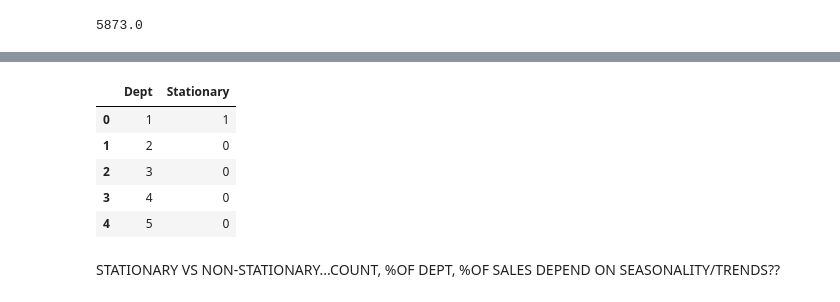
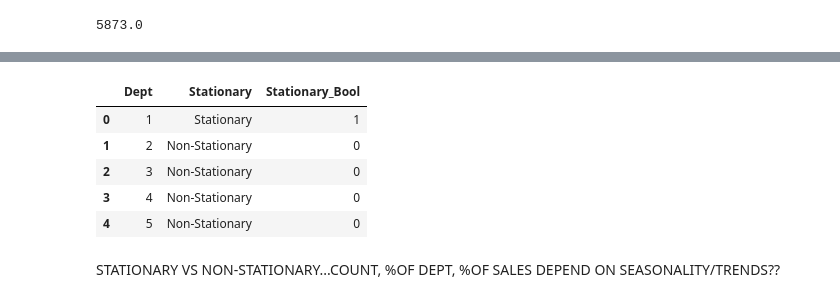
Before and after one commit to octaviaisom/Walmart-Sales-Forecast, a Jupyter notebook: main.ipynb, the cells around one changed output, grey strips where cells are left out. Drawn from its saved outputs; the diff is of its cells as text; code cells hidden in the pictures.

```diff
--- a/main.ipynb
+++ b/main.ipynb
@@ -380,6 +318,6 @@ types seem to be based soley on size....smaller store making best use of space..
 Cluster Stores
 in hope to find stronger relationships...use ml to cluter store based on size
 # %%
-byStorex = byStore[['Weekly_Sales', 'Size','SalesPerSF']]
+byStorex = byStore[['SalesPerSF','Weekly_Sales', 'Size']]
 byStorex.head()
 # %% [output]
@@ -432,0 +353,4 @@ sns.boxplot(x='Cluster', y='SalesPerSF', data=byStorex, ax=ax3)
+# %%
+fig = px.box(byStorex, x="Cluster", y="SalesPerSF", color="Cluster")
+fig.update_layout(template='plotly_white')
+fig.show()
@@ -484,4 +412,4 @@ salesx.groupby('Dept').nunique().sort_values('Date').query('Date==143')['Weekly_
 # %%
 #Depts with missing weeks
-missing_wks = salesx.groupby('Dept').nunique().sort_values('Date').query('Date<143')
-missing_wks
+dept_w_missing_wks = sales.groupby('Dept').nunique().sort_values('Date').query('Date<143')
+missing_wks = dept_w_missing_wks.index
@@ -516,4 +416,6 @@ missing_sum
 # %%
-for dept in missing_wks.index:
-    salesx.query(f"Dept=={dept}").groupby('Date').sum().plot(y='Weekly_Sales', title=f"Dept {dept} Sales")
+for dept in missing_wks:
+    data = sales.query(f"Dept=={dept}").groupby('Date').sum()
+    fig = px.line(data, y="Weekly_Sales")
+    fig.show()
 # %% [output]
@@ -527,35 +429,40 @@ for dept in missing_wks.index:
 # %%
 stat_list = []
+stat_bool_list = []
 dept_list = []
-depts = salesx.Dept.unique()
+depts = sales.Dept.unique()
 for dept in depts:
-    if dept in weeks:
+    if dept in missing_wks:
         continue
 
-    byDeptx = salesx.query(f"Dept=={dept}").groupby('Date').sum()
+    byDeptx = sales.query(f"Dept=={dept}").groupby('Date').sum()
     dftest = adfuller(byDeptx['Weekly_Sales'], maxlag=55)
     p_value = dftest[1]
     lags = dftest[2]
 
     if p_value <= 0.05:
-        stationarity = 1
+        stationarity = "Stationary"
+        station_bool = 1
 
     else:
-        stationarity = 0
+        stationarity = "Non-Stationary"
+        station_bool = 0
 
     dept_list.append(dept)
     stat_list.append(stationarity)
+    stat_bool_list.append(station_bool)
 
 stationarities = pd.DataFrame({'Dept': dept_list,
-                              'Stationary': stat_list})
+                              'Stationary': stat_list,
+                              'Stationary_Bool': stat_bool_list})
 stationarities.head()
 # %% [output]
-|  | Dept | Stationary |
-| 0 | 1 | 1 |
-| 1 | 2 | 0 |
-| 2 | 3 | 0 |
-| 3 | 4 | 0 |
-| 4 | 5 | 0 |
+|  | Dept | Stationary | Stationary_Bool |
+| 0 | 1 | Stationary | 1 |
+| 1 | 2 | Non-Stationary | 0 |
+| 2 | 3 | Non-Stationary | 0 |
+| 3 | 4 | Non-Stationary | 0 |
+| 4 | 5 | Non-Stationary | 0 |
 # %% [markdown]
 STATIONARY VS NON-STATIONARY...COUNT, %OF DEPT, %OF SALES DEPEND ON SEASONALITY/TRENDS??
 # %%
```
Also changed, not shown: parts of 50 cells of this notebook.
